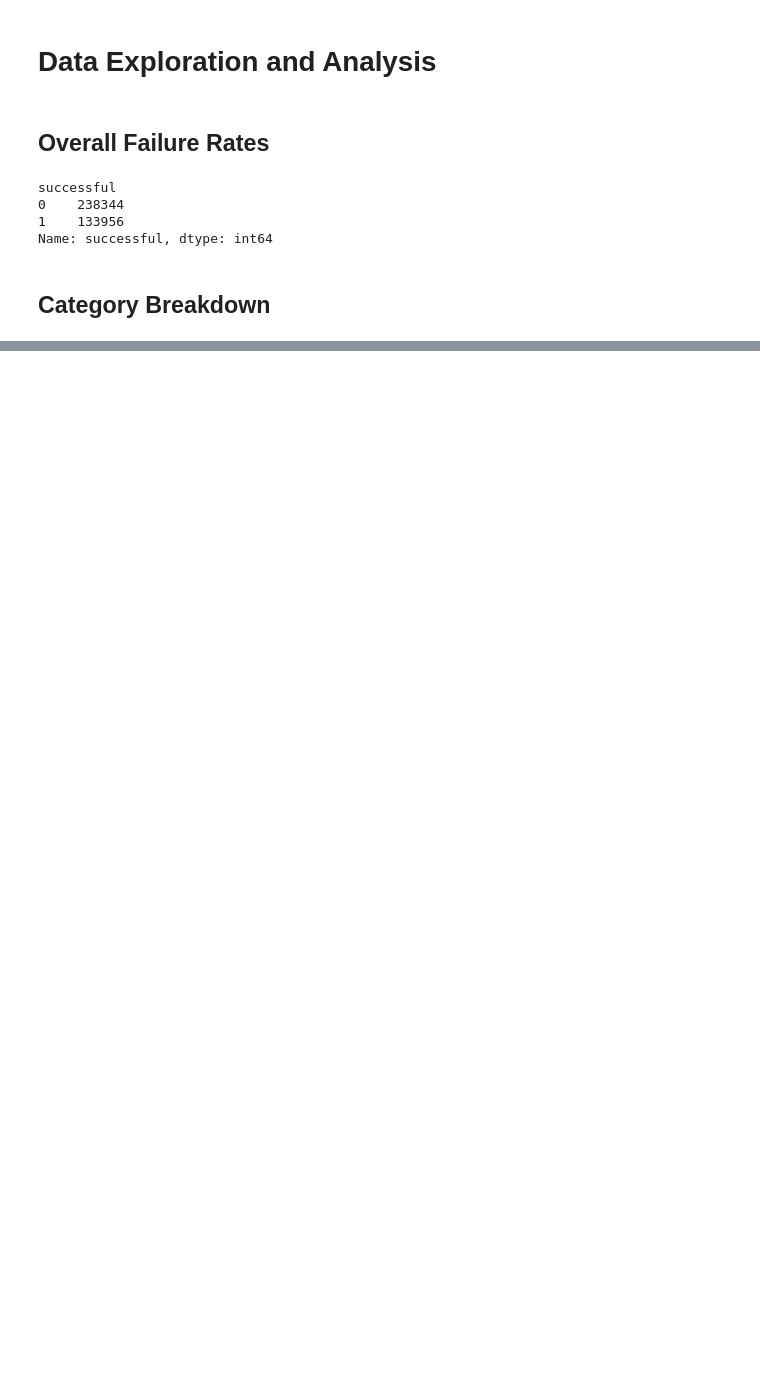
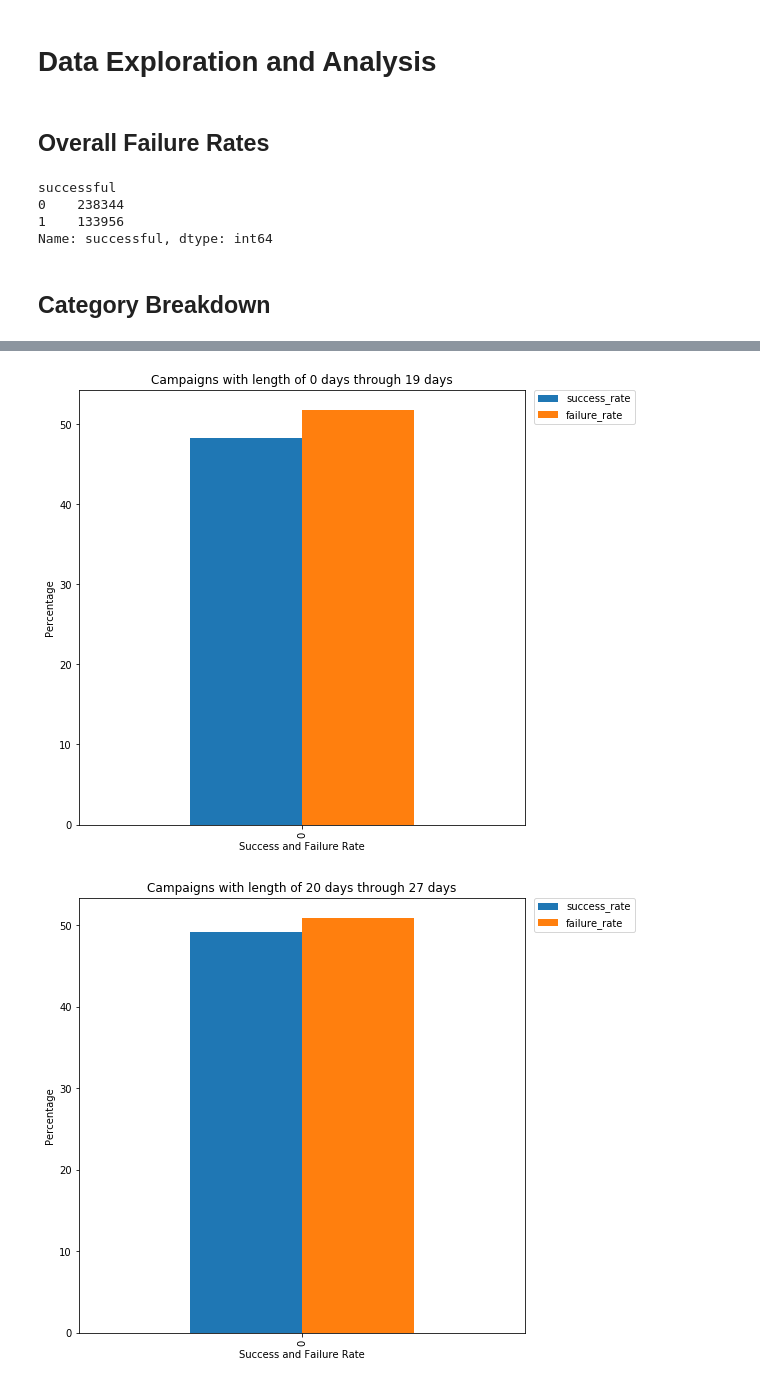
Before and after one commit to David-Collins/kickstarter, a Jupyter notebook: kickstarter.ipynb, the cells around one changed output, grey strips where cells are left out. Saved outputs shown, nothing was run; the diff lists cells and outputs as text; code cells hidden in the pictures; blank space fills up the shorter version.

Commit message:
Added EDA for campaign length and monetary goal vs failure rate

```diff
--- a/kickstarter.ipynb
+++ b/kickstarter.ipynb
@@ -102,0 +108,10 @@ total_entries = len(k_d)
+# %%
+#Create a new column for campaign length
+k_d['campaign_length'] = 0
+#For each row convert the launch date and deadline into datetime objects, then set the campaign length to the difference
+#between the two
+for i, row in k_d.iterrows():
+    deadline = dt.strptime(row['deadline'], '%Y-%m-%d')
+    launched = dt.strptime(row['launched'], '%Y-%m-%d %H:%M:%S')
+    k_d.at[i, 'campaign_length'] = int((deadline - launched).days)
+k_d.head()
@@ -102,0 +127,27 @@ total_entries = len(k_d)
+# %%
+#Give each data point a bin ID based on their assigned bin
+length_groups = pd.DataFrame(k_d)
+length_bins = [0, 20, 28, 29, 35, 50, 100000]
+length_groups['length_group'] = pd.cut(k_d.campaign_length, length_bins, labels=['1','2','3','4','5','6'])
+
+#Iterate through for each bin ID
+for i in range(1,7):
+    #Create a new dataframe containing only the data points with the bin ID we are currently plotting
+    lg = pd.DataFrame(length_groups[length_groups['length_group'] == str(i)])
+    #Get the successrate by diving the number of successful data points by the total number of data points
+    success_rate = lg['successful'].sum()/lg['ID'].count()
+    #Create a new dataframe containing only the success and failure rate
+    d = {'success_rate': [success_rate*100], 'failure_rate': [(1-success_rate)*100]}
+    sf = pd.DataFrame(d)
+    #Plot the success and failure rate on a bar graph
+    if i != 6:
+        title = 'Campaigns with length of ' + str(length_bins[i-1]) + ' days through ' + str(length_bins[i]-1) + ' days'
+    else:
+        title = 'Campaigns with length of ' + str(length_bins[i-1]) + ' days or more'
+    ax = sf[['success_rate', 'failure_rate']].plot(kind='bar', figsize=(8,8), title=title)
+    plt.legend(bbox_to_anchor=(1.02, 1), loc=2, borderaxespad=0)
+    ax.set_xlabel('Success and Failure Rate')
+    ax.set_ylabel('Percentage')
+# %% [output]
+[figure, added]
+[figure, added]
```
Also changed, not shown: parts of 14 cells of this notebook.
